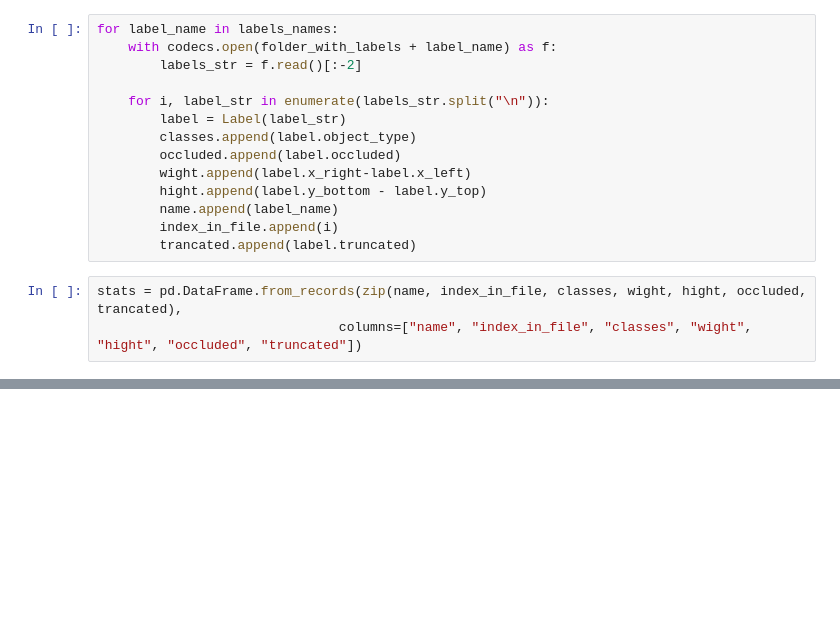
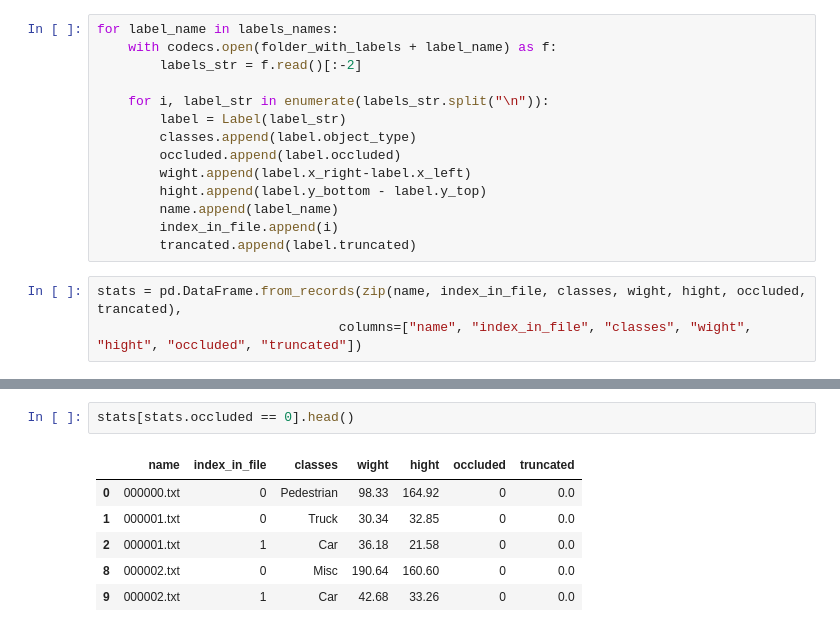
Before and after one commit to oMalyugina/for_kitty, a Jupyter notebook: visualisation_input_data.ipynb, the cells around one changed output, grey strips where cells are left out. Drawn from its saved outputs; the diff is of its cells as text; blank space fills up the shorter version.

```diff
--- a/visualisation_input_data.ipynb
+++ b/visualisation_input_data.ipynb
@@ -161,0 +226,9 @@ print("{} - all objects; {} - all objects without DontCare, \
+# %%
+stats[stats.occluded == 0].head()
+# %% [output]
+|  | name | index_in_file | classes | wight | hight | occluded | truncated |
+| 0 | 000000.txt | 0 | Pedestrian | 98.33 | 164.92 | 0 | 0.0 |
+| 1 | 000001.txt | 0 | Truck | 30.34 | 32.85 | 0 | 0.0 |
+| 2 | 000001.txt | 1 | Car | 36.18 | 21.58 | 0 | 0.0 |
+| 8 | 000002.txt | 0 | Misc | 190.64 | 160.60 | 0 | 0.0 |
+| 9 | 000002.txt | 1 | Car | 42.68 | 33.26 | 0 | 0.0 |
```
Also changed, not shown: parts of 19 cells of this notebook, 2 other files.
